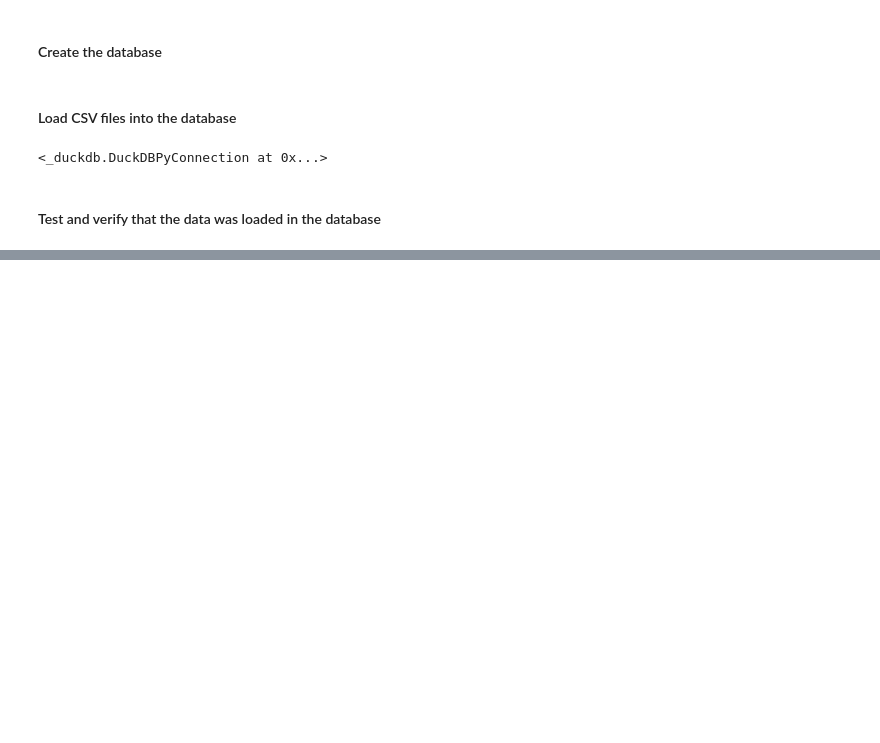
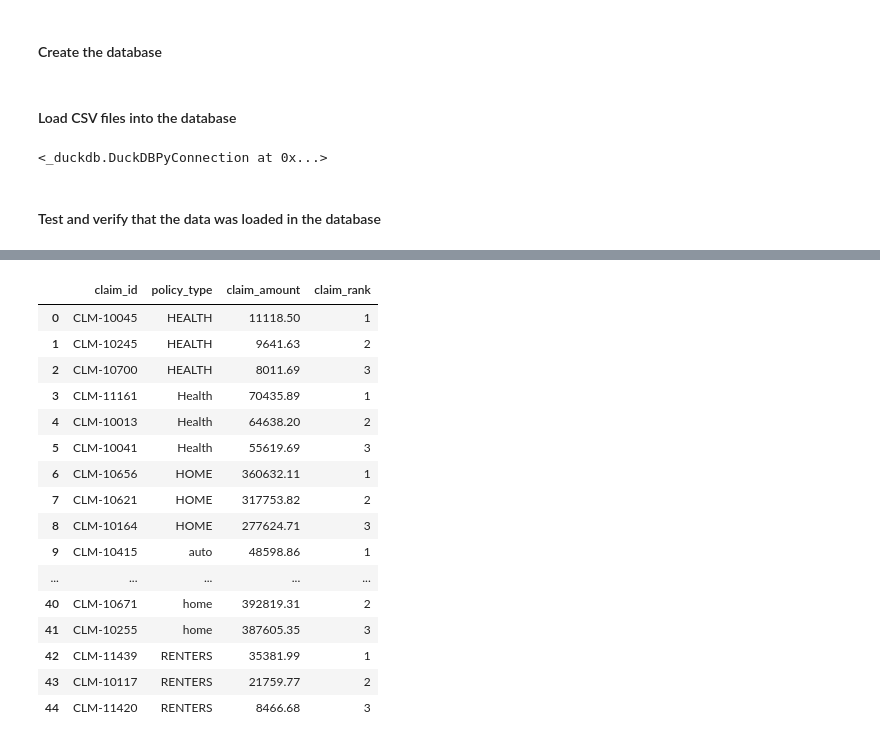
Before and after one commit to martinrod46/sql-interview-prep, a Jupyter notebook: sql_interview_prep.ipynb, the cells around one changed output, grey strips where cells are left out. Drawn from its saved outputs; the diff is of its cells as text; code cells hidden in the pictures; blank space fills up the shorter version.

```diff
--- a/sql_interview_prep.ipynb
+++ b/sql_interview_prep.ipynb
@@ -150,0 +285,36 @@ conn.sql("""
+# %%
+conn.sql("""
+
+    SELECT claim_id,
+           policy_type,
+           claim_amount,
+           claim_rank
+
+    FROM (
+              SELECT cl.claim_id,
+                     po.policy_type,
+                     cl.claim_amount,
+                     RANK() OVER(PARTITION BY po.policy_type ORDER BY cl.claim_amount DESC) AS claim_rank
+              FROM fact_claims cl
+              JOIN dim_policies po ON cl.policy_id = po.policy_id)
+    WHERE claim_rank <= 3;
+
+    """).df()
+# %% [output]
+|  | claim_id | policy_type | claim_amount | claim_rank |
+| 0 | CLM-10045 | HEALTH | 11118.50 | 1 |
+| 1 | CLM-10245 | HEALTH | 9641.63 | 2 |
+| 2 | CLM-10700 | HEALTH | 8011.69 | 3 |
+| 3 | CLM-11161 | Health | 70435.89 | 1 |
+| 4 | CLM-10013 | Health | 64638.20 | 2 |
+| 5 | CLM-10041 | Health | 55619.69 | 3 |
+| 6 | CLM-10656 | HOME | 360632.11 | 1 |
+| 7 | CLM-10621 | HOME | 317753.82 | 2 |
+| 8 | CLM-10164 | HOME | 277624.71 | 3 |
+| 9 | CLM-10415 | auto | 48598.86 | 1 |
+| ... | ... | ... | ... | ... |
+| 40 | CLM-10671 | home | 392819.31 | 2 |
+| 41 | CLM-10255 | home | 387605.35 | 3 |
+| 42 | CLM-11439 | RENTERS | 35381.99 | 1 |
+| 43 | CLM-10117 | RENTERS | 21759.77 | 2 |
+| 44 | CLM-11420 | RENTERS | 8466.68 | 3 |
```
Also changed, not shown: parts of 27 cells of this notebook.
